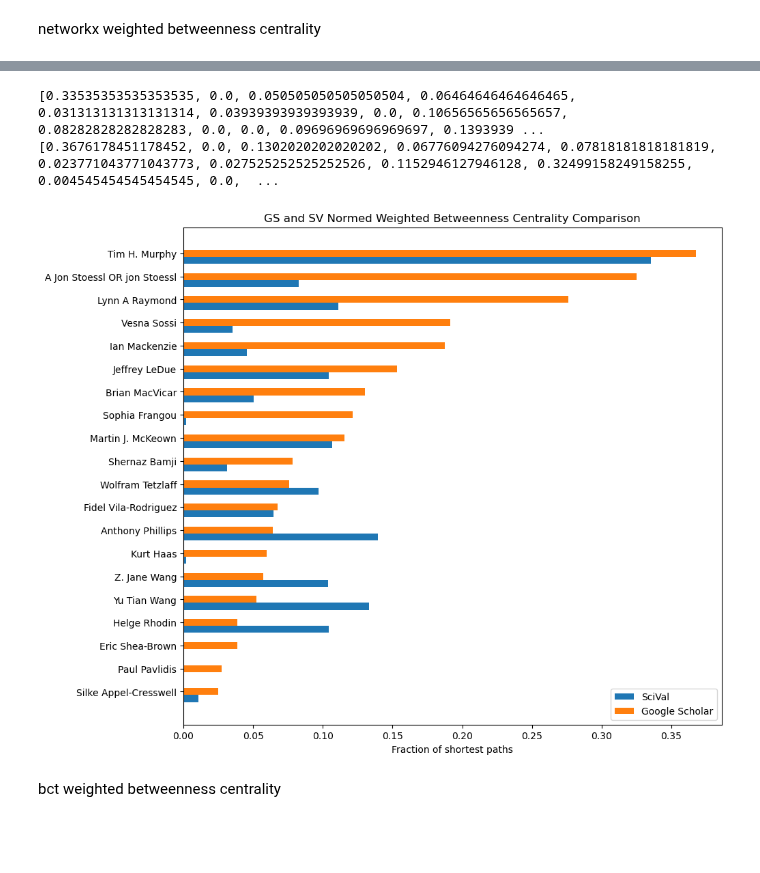
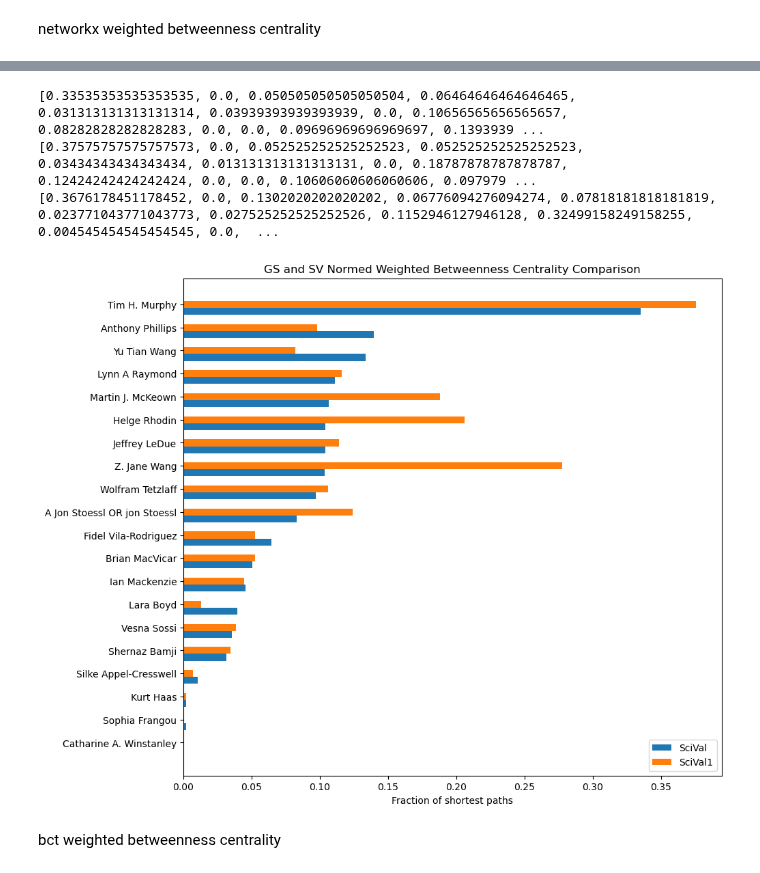
Before and after one commit to rainacao/scholar_metrics_scraper, a Jupyter notebook: authorlist comparisons/centrality.ipynb, the cells around one changed output, grey strips where cells are left out. Cells and saved outputs as stored; diff of their text form; code cells hidden in the pictures; blank space fills up the shorter version.

Commit message:
sms scraper using scival

```diff
--- a/authorlist comparisons/centrality.ipynb
+++ b/authorlist comparisons/centrality.ipynb
@@ -122,9 +122,14 @@ def plot_comparison_graph(ordered_df, title, xlabel_str):
         string of title name
     '''
     species = ordered_df["Name"].to_list()
+    # penguin_means = {
+    #     'SciVal': ordered_df["SciVal"].to_list(),
+    #     'Google Scholar': ordered_df["Google Scholar"].to_list(),
+    # }
+
     penguin_means = {
         'SciVal': ordered_df["SciVal"].to_list(),
-        'Google Scholar': ordered_df["Google Scholar"].to_list(),
+        'SciVal1': ordered_df["SciVal1"].to_list(),
     }
 
     x = np.arange(len(species))  # the label locations
@@ -153,11 +158,13 @@ def plot_comparison_graph(ordered_df, title, xlabel_str):
 # betweenness centrality
 # %%
 combined_df = pd.read_csv("authors_comparisons_updated2.csv")
+svscrape_df = pd.read_csv("scival_outputs/sv_authorlist_publications_updated3.csv")
 # %% [markdown]
 networkx weighted betweenness centrality
 # %%
 sv_g = get_networkx_matrix(nx.Graph(),combined_df,'sv_name','sv_coauthors',inv_weight=True)
 gs_g = get_networkx_matrix(nx.Graph(),combined_df,'gs_name','gs_coauthors', inv_weight=True)
+sv_g1 = get_networkx_matrix(nx.Graph(),svscrape_df,"Name","Coauthors", inv_weight=True)
 # %% [output]
 Annie Vogel Ciernia has no coauthors
 Mark S. Cembrowski has no coauthors
@@ -174,6 +189,7 @@ Emily Sylwestrak has no coauthors
 # %%
 # get names for axes
 sv_names = combined_df["sv_name"].tolist()
+sv_names1 = svscrape_df["Name"].tolist()
 gs_names = combined_df["gs_name"].tolist()
 
 # get networkX graph betweenness centrality
@@ -181,32 +197,38 @@ sv_BC_dict = nx.betweenness_centrality(sv_g, weight="weight")
 sv_BC_weighted = [val for key, val in sv_BC_dict.items()]
 print(sv_BC_weighted)
 
+sv_BC_dict1 = nx.betweenness_centrality(sv_g1, weight="weight")
+sv_BC_weighted1 = [val for key, val in sv_BC_dict1.items()]
+print(sv_BC_weighted1)
+
 gs_BC_dict = nx.betweenness_centrality(gs_g, weight="weight")
 gs_BC_weighted = [val for key, val in gs_BC_dict.items()]
 print(gs_BC_weighted)
 # %% [output]
 [0.33535353535353535, 0.0, 0.050505050505050504, 0.06464646464646465, 0.031313131313131314, 0.03939393939393939, 0.0, 0.10656565656565657, 0.08282828282828283, 0.0, 0.0, 0.09696969696969697, 0.1393939 ...
+[0.37575757575757573, 0.0, 0.052525252525252523, 0.052525252525252523, 0.03434343434343434, 0.013131313131313131, 0.0, 0.18787878787878787, 0.12424242424242424, 0.0, 0.0, 0.10606060606060606, 0.097979 ...
 [0.3676178451178452, 0.0, 0.1302020202020202, 0.06776094276094274, 0.07818181818181819, 0.023771043771043773, 0.027525252525252526, 0.1152946127946128, 0.32499158249158255, 0.004545454545454545, 0.0,  ...
 # %%
 weighted_centrality_df = pd.DataFrame({
     "Name":gs_names,
     "SciVal":sv_BC_weighted,
-    "Google Scholar":gs_BC_weighted,
+    "SciVal1":sv_BC_weighted1,
+    # "Google Scholar":gs_BC_weighted,
 })
 
 # weighted_ordered_df = weighted_centrality_df.sort_values(by="Google Scholar", ascending=False)
-weighted_ordered_df = weighted_centrality_df.sort_values(by="Google Scholar", ascending=True)
+weighted_ordered_df = weighted_centrality_df.sort_values(by="SciVal", ascending=True)
 # print(weighted_ordered_df.head)
 
 cutoff = {}
 for key in weighted_ordered_df:
     # cutoff[key] = weighted_ordered_df[key][:20]
     cutoff[key] = weighted_ordered_df[key][26:] #top 20
 
 df_cutoff = pd.DataFrame(cutoff)
 plot_comparison_graph(df_cutoff, "GS and SV Normed Weighted Betweenness Centrality Comparison", "Fraction of shortest paths")
 # %% [output]
-[figure, old version]
+[figure, new version]
 # %% [markdown]
 bct weighted betweenness centrality
 # %%
```
Also changed, not shown: parts of 1 cell of this notebook, 19 other files.
